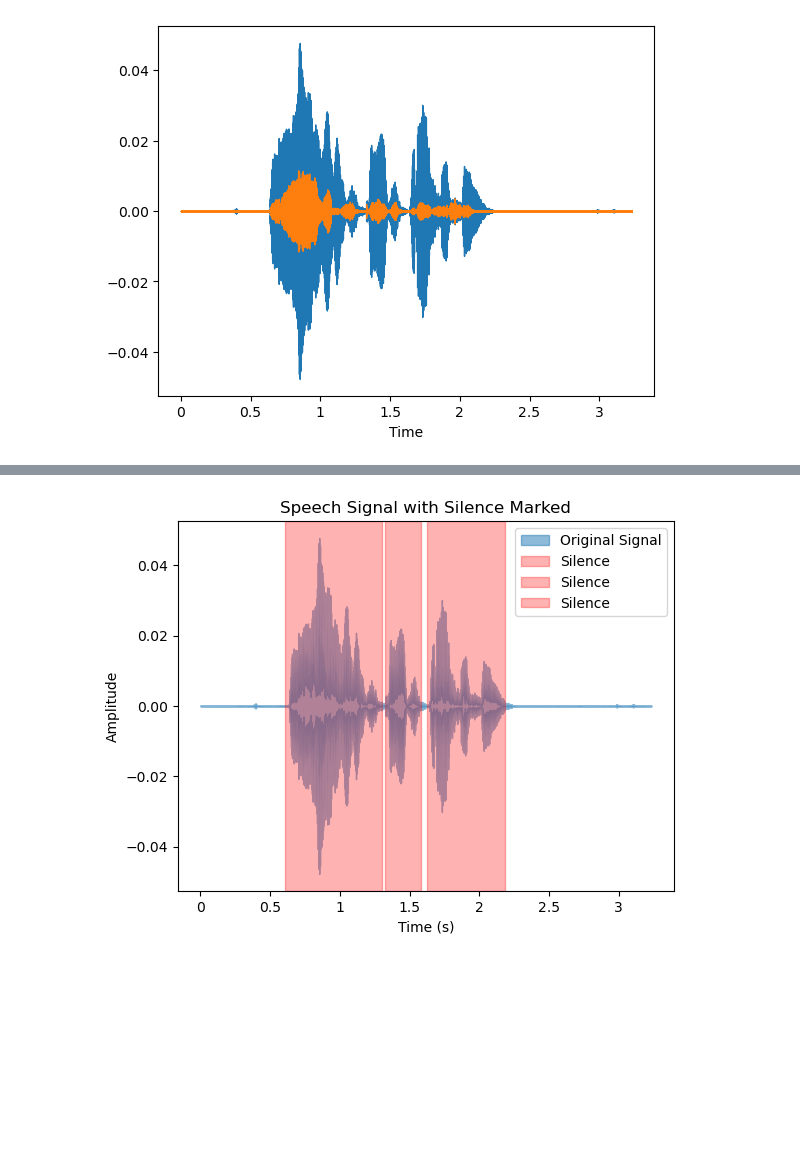
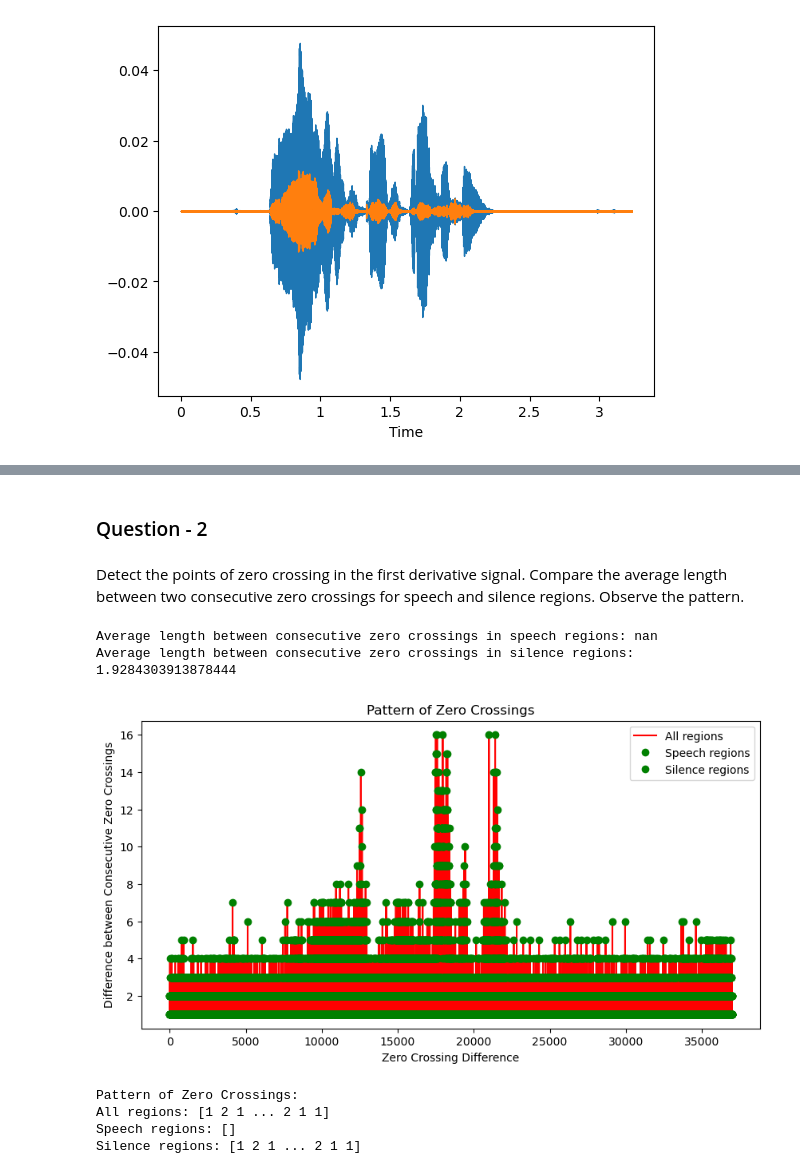
Before and after one commit to Siddhartha80/AI-in-Speech-Processing, a Jupyter notebook: Lab2/Lab02_AIE21080.ipynb, the cells around one changed output, grey strips where cells are left out. Drawn from its saved outputs; the diff is of its cells as text; code cells hidden in the pictures; blank space fills up the shorter version.

```diff
--- a/Lab2/Lab02_AIE21080.ipynb
+++ b/Lab2/Lab02_AIE21080.ipynb
@@ -117,27 +80,40 @@ NameError: name 'silence_regions' is not defined
-# %%
-import librosa
-import matplotlib.pyplot as plt
-
-# Load the audio file
-y, sr = librosa.load('Lab02.mp3')
-
-# Calculate the onset envelope
-onset_env = librosa.onset.onset_strength(y=y, sr=sr, hop_length=512, aggregate=np.median)
-
-# Split the audio into non-silent intervals
-non_silent_intervals = librosa.effects.split(y, top_db=20)
-
-# Plot the original signal
-librosa.display.waveshow(y, alpha=0.5, label='Original Signal')
-
-# Plot the silent intervals
-for interval in non_silent_intervals:
-    plt.axvspan(interval[0]/sr, interval[1]/sr, color='red', alpha=0.3, label='Silence')
-
-plt.title('Speech Signal with Silence Marked')
-plt.xlabel('Time (s)')
-plt.ylabel('Amplitude')
-plt.legend()
-plt.show()
-# %% [output]
-[figure, removed]
+# %% [markdown]
+### Question - 2
+# %% [markdown]
+Detect the points of zero crossing in the first derivative signal. Compare the average length
+between two consecutive zero crossings for speech and silence regions. Observe the pattern.
+# %%
+zero_crossing = np.where(np.diff(np.sign(f_d)))[0]
+diff = np.diff(zero_crossing)
+threshold = 1000
+speech_regions = diff[diff > threshold]
+silence_regions = diff[diff <= threshold]
+
+avg_length_speech = np.mean(speech_regions)
+avg_length_silence = np.mean(silence_regions)
+
+print("Average length between consecutive zero crossings in speech regions:", avg_length_speech)
+print("Average length between consecutive zero crossings in silence regions:", avg_length_silence)
+
+plt.figure(figsize=(10, 5))
+plt.plot(diff, label='All regions',color = 'red')
+plt.plot(np.arange(len(speech_regions)), speech_regions, 'ro', label='Speech regions',color = 'green')
+plt.plot(np.arange(len(speech_regions), len(speech_regions) + len(silence_regions)), silence_regions, 'bo', label='Silence regions',color = 'green')
+plt.title('Pattern of Zero Crossings')
+plt.xlabel('Zero Crossing Difference')
+plt.ylabel('Difference between Consecutive Zero Crossings')
+plt.legend()
+plt.show()
+
+print("Pattern of Zero Crossings:")
+print("All regions:", diff)
+print("Speech regions:", speech_regions)
+print("Silence regions:", silence_regions)
+# %% [output]
+Average length between consecutive zero crossings in speech regions: nan
+Average length between consecutive zero crossings in silence regions: 1.9284303913878444
+[figure, added]
+Pattern of Zero Crossings:
+All regions: [1 2 1 ... 2 1 1]
+Speech regions: []
+Silence regions: [1 2 1 ... 2 1 1]
```
Also changed, not shown: parts of 9 cells of this notebook.
